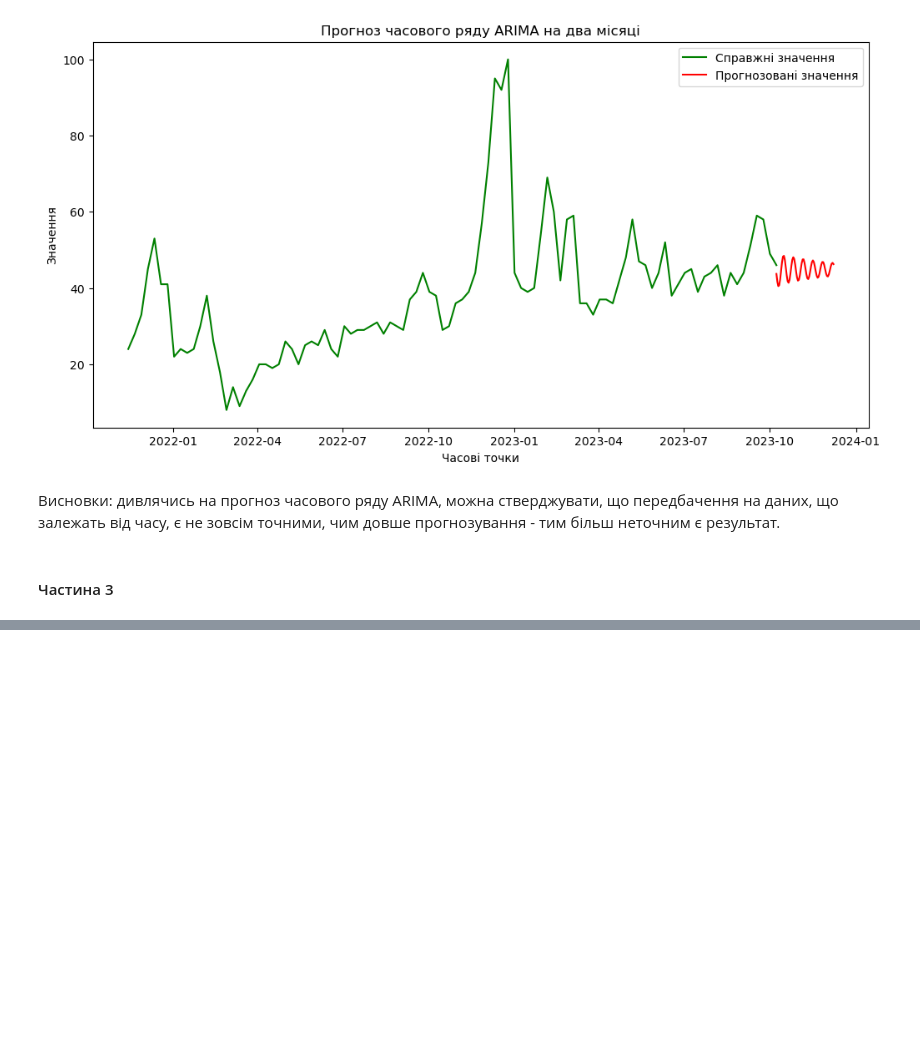
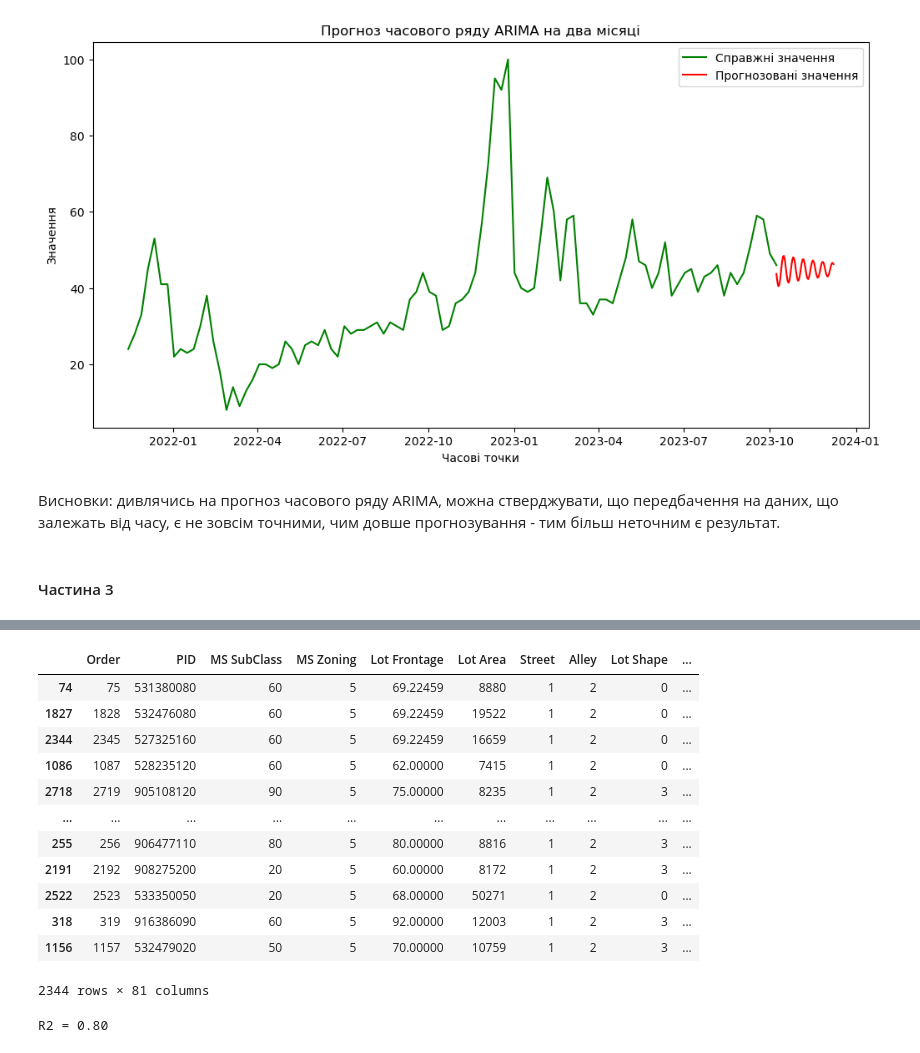
Before and after one commit to alexeyprvz/ML_2023_KNU_FIT_MIT31, a Jupyter notebook: Labs/2/Lab_2_Pereverzev.ipynb, the cells around one changed output, grey strips where cells are left out. Saved outputs shown, nothing was run; the diff lists cells and outputs as text; code cells hidden in the pictures; blank space fills up the shorter version.

```diff
--- a/Labs/2/Lab_2_Pereverzev.ipynb
+++ b/Labs/2/Lab_2_Pereverzev.ipynb
@@ -336,0 +372,41 @@ plt.show()
+# %%
+# Розділення даних на навчальний та тестовий набори
+from sklearn.model_selection import train_test_split
+X_train, X_test, y_train, y_test = train_test_split(X, y, test_size=0.2, random_state=25)
+
+X_train
+# %% [output]
+|  | Order | PID | MS SubClass | MS Zoning | Lot Frontage | Lot Area | Street | Alley | Lot Shape | ... |
+| 74 | 75 | 531380080 | 60 | 5 | 69.22459 | 8880 | 1 | 2 | 0 | ... |
+| 1827 | 1828 | 532476080 | 60 | 5 | 69.22459 | 19522 | 1 | 2 | 0 | ... |
+| 2344 | 2345 | 527325160 | 60 | 5 | 69.22459 | 16659 | 1 | 2 | 0 | ... |
+| 1086 | 1087 | 528235120 | 60 | 5 | 62.00000 | 7415 | 1 | 2 | 0 | ... |
+| 2718 | 2719 | 905108120 | 90 | 5 | 75.00000 | 8235 | 1 | 2 | 3 | ... |
+| ... | ... | ... | ... | ... | ... | ... | ... | ... | ... | ... |
+| 255 | 256 | 906477110 | 80 | 5 | 80.00000 | 8816 | 1 | 2 | 3 | ... |
+| 2191 | 2192 | 908275200 | 20 | 5 | 60.00000 | 8172 | 1 | 2 | 3 | ... |
+| 2522 | 2523 | 533350050 | 20 | 5 | 68.00000 | 50271 | 1 | 2 | 0 | ... |
+| 318 | 319 | 916386090 | 60 | 5 | 92.00000 | 12003 | 1 | 2 | 3 | ... |
+| 1156 | 1157 | 532479020 | 50 | 5 | 70.00000 | 10759 | 1 | 2 | 3 | ... |
+2344 rows × 81 columns
+# %%
+# Масштабування
+from sklearn.preprocessing import StandardScaler
+scaler = StandardScaler()
+X_train_scaled = scaler.fit_transform(X_train)
+X_test_scaled = scaler.transform(X_test)
+
+# Модель лінійної регресії
+from sklearn.linear_model import LinearRegression
+model = LinearRegression()
+# Тренування моделі
+model.fit(X_train_scaled, y_train)
+# Прогнозування
+y_pred = model.predict(X_test_scaled)
+
+# Оцінка точності моделі
+from sklearn.metrics import r2_score
+r2 = r2_score(y_test, y_pred)
+print(f"R2 = {r2:.2f}")
+# %% [output]
+R2 = 0.80
```
Also changed, not shown: parts of 4 cells of this notebook, 1 other file.
